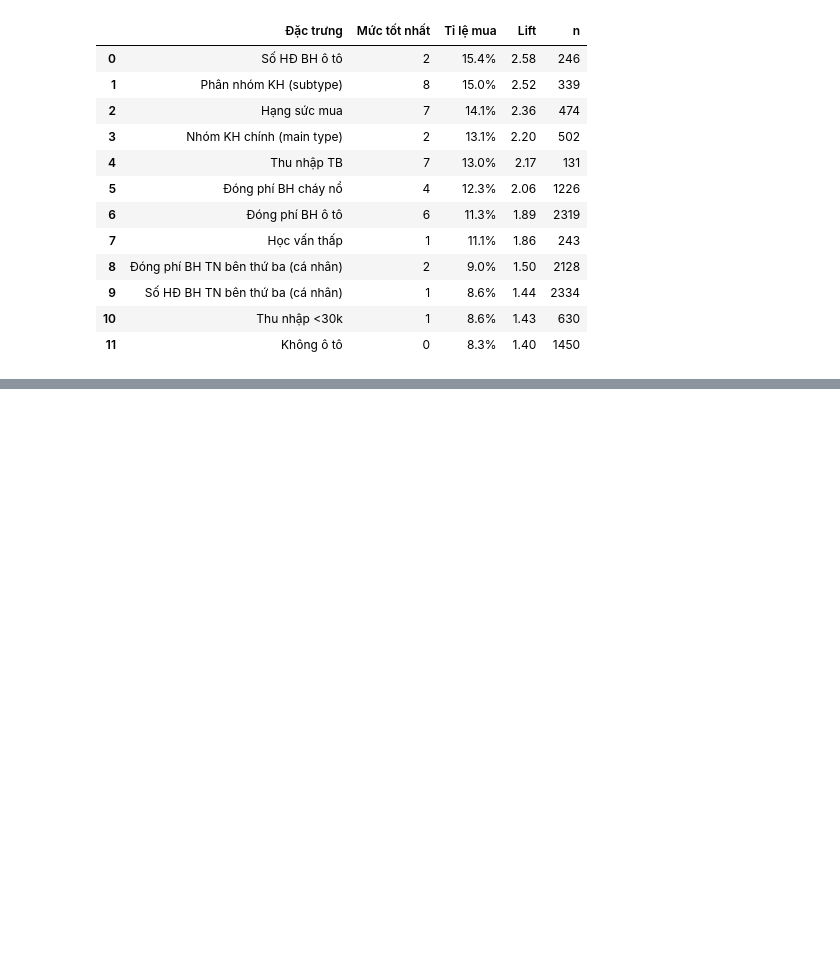
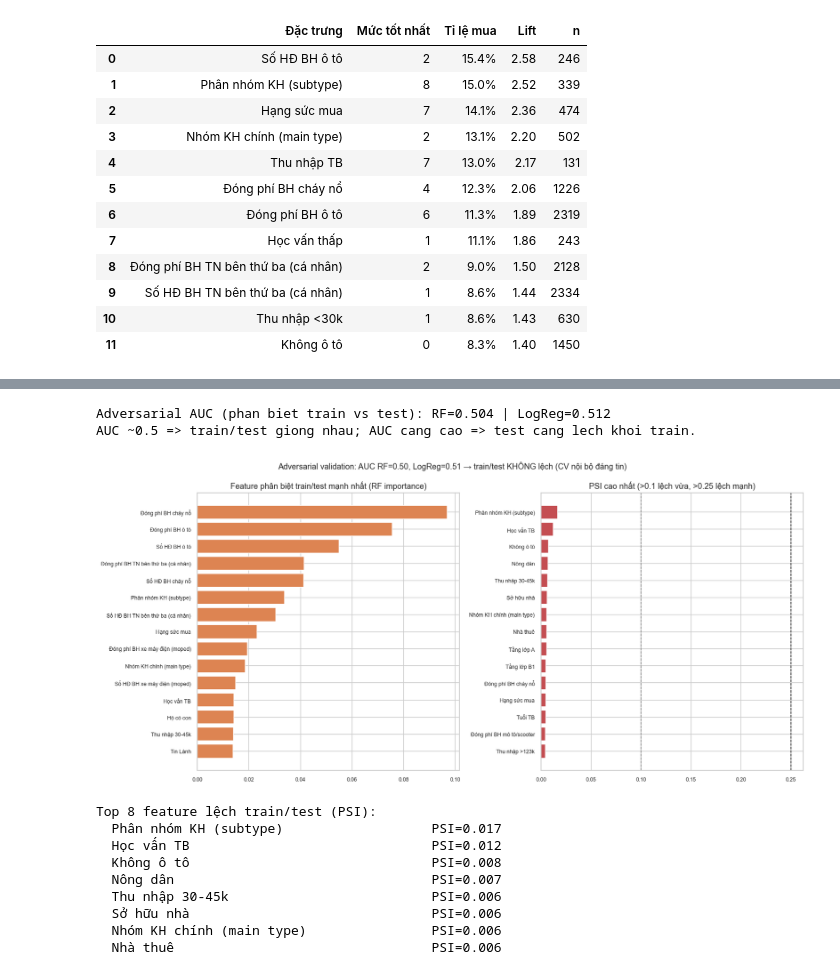
Before and after one commit to phong151104/vpbank, a Jupyter notebook: eda.ipynb, the cells around one changed output, grey strips where cells are left out. Saved outputs shown, nothing was run; the diff lists cells and outputs as text; code cells hidden in the pictures; blank space fills up the shorter version.

```diff
--- a/eda.ipynb
+++ b/eda.ipynb
@@ -772,0 +879,63 @@ Top 8 đặc trưng (mutual information):
+# %%
+# ===== 10a. Adversarial validation train vs test + PSI =====
+from sklearn.model_selection import cross_val_predict, StratifiedKFold
+from sklearn.ensemble import RandomForestClassifier
+from sklearn.linear_model import LogisticRegression
+from sklearn.preprocessing import StandardScaler
+from sklearn.pipeline import make_pipeline
+from sklearn.metrics import roc_auc_score
+
+_Xadv = pd.concat([train[FEATURES], test[FEATURES]], ignore_index=True)
+_yadv = np.r_[np.zeros(len(train)), np.ones(len(test))]
+_cv = StratifiedKFold(5, shuffle=True, random_state=42)
+
+_rf = RandomForestClassifier(n_estimators=300, n_jobs=-1, random_state=42, class_weight="balanced_subsample")
+_p_rf = cross_val_predict(_rf, _Xadv, _yadv, cv=_cv, method="predict_proba", n_jobs=-1)[:, 1]
+_auc_rf = roc_auc_score(_yadv, _p_rf)
+_lr = make_pipeline(StandardScaler(), LogisticRegression(max_iter=2000, class_weight="balanced"))
+_p_lr = cross_val_predict(_lr, _Xadv, _yadv, cv=_cv, method="predict_proba", n_jobs=-1)[:, 1]
+_auc_lr = roc_auc_score(_yadv, _p_lr)
+print("Adversarial AUC (phan biet train vs test): RF=%.3f | LogReg=%.3f" % (_auc_rf, _auc_lr))
+print("AUC ~0.5 => train/test giong nhau; AUC cang cao => test cang lech khoi train.")
+
+_rf.fit(_Xadv, _yadv)
+_impadv = pd.Series(_rf.feature_importances_, index=FEATURES).sort_values(ascending=False)
+
+def _psi(col):
+    a = train[col].value_counts(normalize=True)
+    b = test[col].value_counts(normalize=True)
+    lv = sorted(set(a.index) | set(b.index))
+    a = a.reindex(lv, fill_value=0).clip(lower=1e-4)
+    b = b.reindex(lv, fill_value=0).clip(lower=1e-4)
+    return float(((b - a) * np.log(b / a)).sum())
+_psi_s = pd.Series({c: _psi(c) for c in FEATURES}).sort_values(ascending=False)
+
+fig, axes = plt.subplots(1, 2, figsize=(15, 7))
+t1 = _impadv.head(15)
+axes[0].barh([disp(c) for c in t1.index][::-1], t1.values[::-1], color="#dd8452")
+axes[0].set_title("Feature phân biệt train/test mạnh nhất (RF importance)")
+axes[0].tick_params(labelsize=8)
+t2 = _psi_s.head(15)
+axes[1].barh([disp(c) for c in t2.index][::-1], t2.values[::-1], color="#c44e52")
+axes[1].axvline(0.1, color="gray", ls="--", lw=1); axes[1].axvline(0.25, color="black", ls="--", lw=1)
+axes[1].set_title("PSI cao nhất (>0.1 lệch vừa, >0.25 lệch mạnh)")
+axes[1].tick_params(labelsize=8)
+_verdict = "KHÔNG lệch (CV nội bộ đáng tin)" if _auc_rf < 0.55 else "CÓ lệch — chú ý validation"
+plt.suptitle("Adversarial validation: AUC RF=%.2f, LogReg=%.2f → train/test %s" % (_auc_rf, _auc_lr, _verdict), fontsize=12)
+plt.tight_layout(); savefig("10a_adversarial_validation"); plt.show()
+print("Top 8 feature lệch train/test (PSI):")
+for c in _psi_s.head(8).index:
+    print("  %-40s PSI=%.3f" % (disp(c), _psi_s[c]))
+# %% [output]
+Adversarial AUC (phan biet train vs test): RF=0.504 | LogReg=0.512
+AUC ~0.5 => train/test giong nhau; AUC cang cao => test cang lech khoi train.
+[figure, added]
+Top 8 feature lệch train/test (PSI):
+  Phân nhóm KH (subtype)                   PSI=0.017
+  Học vấn TB                               PSI=0.012
+  Không ô tô                               PSI=0.008
+  Nông dân                                 PSI=0.007
+  Thu nhập 30-45k                          PSI=0.006
+  Sở hữu nhà                               PSI=0.006
+  Nhóm KH chính (main type)                PSI=0.006
+  Nhà thuê                                 PSI=0.006
```
Also changed, not shown: parts of 21 cells of this notebook, 52 other files.
